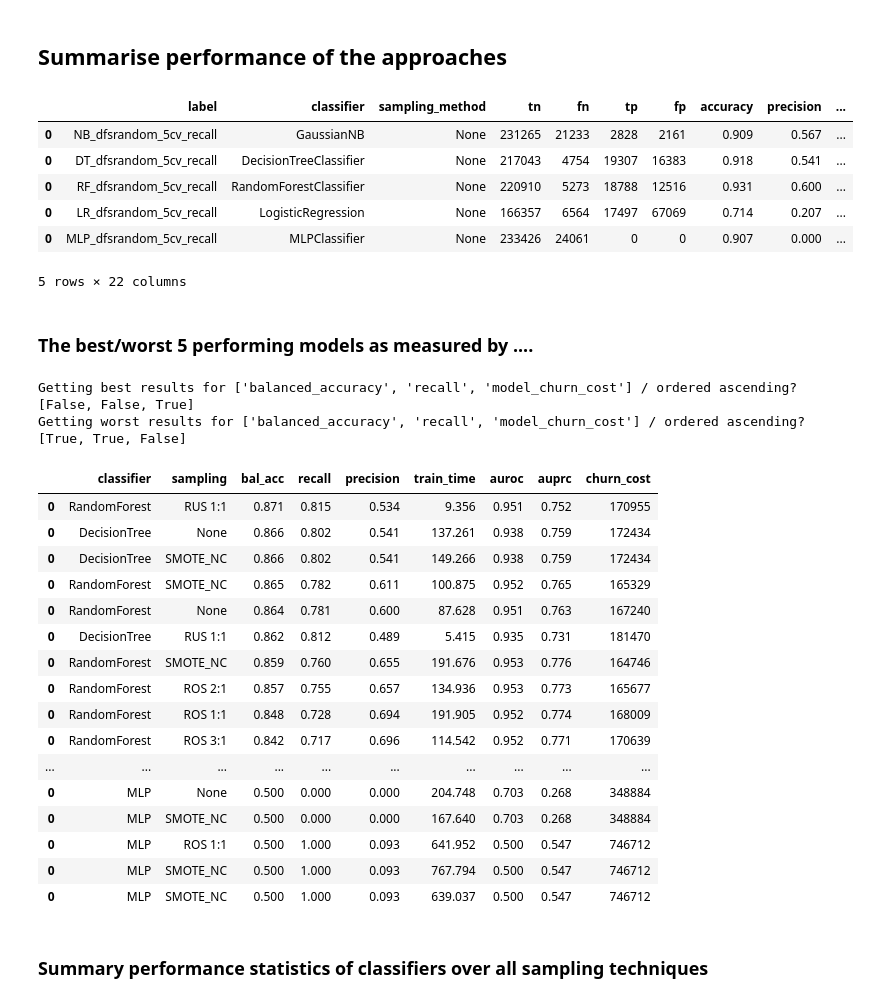
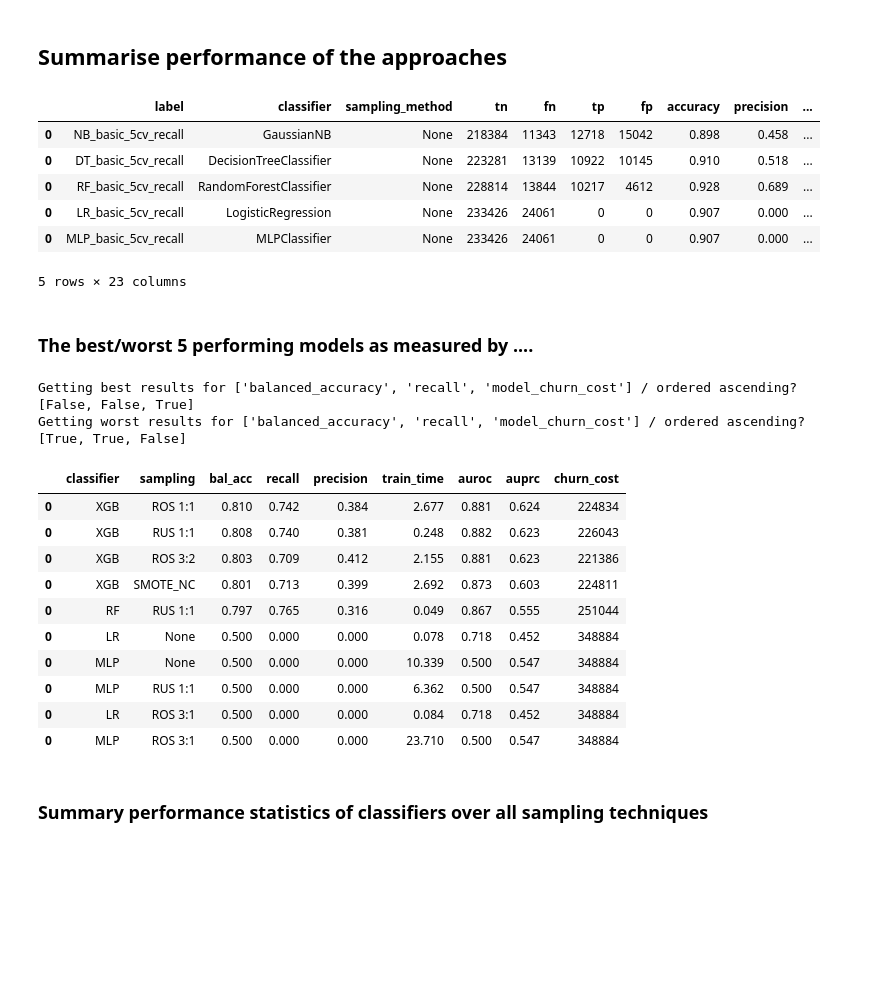
Before and after one commit to d18124313/dissertation, a Jupyter notebook: Analysis Exp 1.1.ipynb, the cells around one changed output. Drawn from its saved outputs; the diff is of its cells as text; code cells hidden in the pictures; blank space fills up the shorter version.

```diff
--- a/Analysis Exp 1.1.ipynb
+++ b/Analysis Exp 1.1.ipynb
@@ -71,16 +84,2 @@ measurements_alias = ['classifier', 'sampling', \
 # %% [markdown]
 ## Summarise performance of the approaches
-# %%
-## First Experiment:
-## Approach 1.1 - Churn BasicData + Default Hyper
-
-#exp1_1 = load_results('/home/dissertation/code/RESULTS_FINAL/Basic_DefaultHyper_2019-08-12.pickle')
-
-#exp2_1 = load_results('/home/dissertation/code/RESULTS_FINAL/Manual_GridSearch_2019-08-10.pickle')
-
-#exp2_2 = load_results('/home/dissertation/code/RESULTS_FINAL/Manual_RdmSearch_2019-08-10.pickle')
-
-#exp3_1 = load_results('/home/dissertation/code/RESULTS_FINAL/DFS_Default_2019-08-10.pickle')
-exp3_2 = load_results('/home/dissertation/code/RESULTS_FINAL/DFS_RdmSearch_2019-08-18.pickle')
-
-exp_metrics, exp_results = rebuild_results(exp3_2)
@@ -89,13 +86,3 @@ exp_metrics, exp_results = rebuild_results(exp3_2)
-# %%
-exp_metrics.head()
-# %% [output]
-|  | label | classifier | sampling_method | tn | fn | tp | fp | accuracy | precision | ... |
-| 0 | NB_dfsrandom_5cv_recall | GaussianNB | None | 231265 | 21233 | 2828 | 2161 | 0.909 | 0.567 | ... |
-| 0 | DT_dfsrandom_5cv_recall | DecisionTreeClassifier | None | 217043 | 4754 | 19307 | 16383 | 0.918 | 0.541 | ... |
-| 0 | RF_dfsrandom_5cv_recall | RandomForestClassifier | None | 220910 | 5273 | 18788 | 12516 | 0.931 | 0.600 | ... |
-| 0 | LR_dfsrandom_5cv_recall | LogisticRegression | None | 166357 | 6564 | 17497 | 67069 | 0.714 | 0.207 | ... |
-| 0 | MLP_dfsrandom_5cv_recall | MLPClassifier | None | 233426 | 24061 | 0 | 0 | 0.907 | 0.000 | ... |
-5 rows × 22 columns
 # %%
 # Convert train_time
 exp_metrics['train_time'] = (exp_metrics['train_time']/60)
@@ -103,6 +90,21 @@ exp_metrics['cv_time'] = (exp_metrics['cv_time']/60)
 
 # Convert model_churn_cost to EUR from TWD
 exp_metrics['model_churn_cost'] = np.round(exp_metrics['model_churn_cost'] * 0.029).astype(int)
+
+di = {'GaussianNB':'GNB', 'DecisionTreeClassifier':'DT', 'RandomForestClassifier':'RF',
+       'LogisticRegression':'LR', 'MLPClassifier':'MLP', 'XGBClassifier':'XGB'}
+
+exp_metrics['classifier_short'] = exp_metrics['classifier'].map(di)
+
+exp_metrics.head()
+# %% [output]
+|  | label | classifier | sampling_method | tn | fn | tp | fp | accuracy | precision | ... |
+| 0 | NB_basic_5cv_recall | GaussianNB | None | 218384 | 11343 | 12718 | 15042 | 0.898 | 0.458 | ... |
+| 0 | DT_basic_5cv_recall | DecisionTreeClassifier | None | 223281 | 13139 | 10922 | 10145 | 0.910 | 0.518 | ... |
+| 0 | RF_basic_5cv_recall | RandomForestClassifier | None | 228814 | 13844 | 10217 | 4612 | 0.928 | 0.689 | ... |
+| 0 | LR_basic_5cv_recall | LogisticRegression | None | 233426 | 24061 | 0 | 0 | 0.907 | 0.000 | ... |
+| 0 | MLP_basic_5cv_recall | MLPClassifier | None | 233426 | 24061 | 0 | 0 | 0.907 | 0.000 | ... |
+5 rows × 23 columns
 # %%
 measure_by = ['balanced_accuracy', 'recall', 'model_churn_cost']
 measure_by_sort = [False, False, True]
@@ -119,40 +121,30 @@ measure_by_sort = [False, False, True]
 ### The best/worst 5 performing models as measured by ....
 # %%
 print("Getting best results for {} / ordered ascending? {}".format(measure_by, measure_by_sort))
-
 top_results = exp_metrics.sort_values(measure_by, ascending=measure_by_sort)
-top_results = top_results[measurements].head(15)
-top_results['classifier'] = top_results['classifier'].apply(lambda v: str(v).replace('Classifier', ''))
+top_results = top_results[measurements].head(5)
 
 ### The lowest 5 performing models by approach as measured by ....
 print("Getting worst results for {} / ordered ascending? {}".format(measure_by, [not f for f in measure_by_sort]))
-worst_results = exp_metrics\
-                .sort_values(measure_by, ascending=[not f for f in measure_by_sort])
+worst_results = exp_metrics.sort_values(measure_by, ascending=[not f for f in measure_by_sort])
 worst_results = worst_results[measurements].head(5)
-worst_results['classifier'] = worst_results['classifier'].apply(lambda v: str(v).replace('Classifier', ''))
 
-temp = pd.concat([top_results, worst_results])
-temp.columns = measurements_alias
-temp
+results = pd.concat([top_results, worst_results])
+results.columns = measurements_alias
+results
 
 #print(temp.to_latex(index=False))
 # %% [output]
 Getting best results for ['balanced_accuracy', 'recall', 'model_churn_cost'] / ordered ascending? [False, False, True]
 Getting worst results for ['balanced_accuracy', 'recall', 'model_churn_cost'] / ordered ascending? [True, True, False]
 |  | classifier | sampling | bal_acc | recall | precision | train_time | auroc | auprc | churn_cost |
-| 0 | RandomForest | RUS 1:1 | 0.871 | 0.815 | 0.534 | 9.356 | 0.951 | 0.752 | 170955 |
-| 0 | DecisionTree | None | 0.866 | 0.802 | 0.541 | 137.261 | 0.938 | 0.759 | 172434 |
-| 0 | DecisionTree | SMOTE_NC | 0.866 | 0.802 | 0.541 | 149.266 | 0.938 | 0.759 | 172434 |
-| 0 | RandomForest | SMOTE_NC | 0.865 | 0.782 | 0.611 | 100.875 | 0.952 | 0.765 | 165329 |
-| 0 | RandomForest | None | 0.864 | 0.781 | 0.600 | 87.628 | 0.951 | 0.763 | 167240 |
-| 0 | DecisionTree | RUS 1:1 | 0.862 | 0.812 | 0.489 | 5.415 | 0.935 | 0.731 | 181470 |
-| 0 | RandomForest | SMOTE_NC | 0.859 | 0.760 | 0.655 | 191.676 | 0.953 | 0.776 | 164746 |
-| 0 | RandomForest | ROS 2:1 | 0.857 | 0.755 | 0.657 | 134.936 | 0.953 | 0.773 | 165677 |
-| 0 | RandomForest | ROS 1:1 | 0.848 | 0.728 | 0.694 | 191.905 | 0.952 | 0.774 | 168009 |
-| 0 | RandomForest | ROS 3:1 | 0.842 | 0.717 | 0.696 | 114.542 | 0.952 | 0.771 | 170639 |
-| ... | ... | ... | ... | ... | ... | ... | ... | ... | ... |
-| 0 | MLP | None | 0.500 | 0.000 | 0.000 | 204.748 | 0.703 | 0.268 | 348884 |
-| 0 | MLP | SMOTE_NC | 0.500 | 0.000 | 0.000 | 167.640 | 0.703 | 0.268 | 348884 |
-| 0 | MLP | ROS 1:1 | 0.500 | 1.000 | 0.093 | 641.952 | 0.500 | 0.547 | 746712 |
-| 0 | MLP | SMOTE_NC | 0.500 | 1.000 | 0.093 | 767.794 | 0.500 | 0.547 | 746712 |
-| 0 | MLP | SMOTE_NC | 0.500 | 1.000 | 0.093 | 639.037 | 0.500 | 0.547 | 746712 |
+| 0 | XGB | ROS 1:1 | 0.810 | 0.742 | 0.384 | 2.677 | 0.881 | 0.624 | 224834 |
+| 0 | XGB | RUS 1:1 | 0.808 | 0.740 | 0.381 | 0.248 | 0.882 | 0.623 | 226043 |
+| 0 | XGB | ROS 3:2 | 0.803 | 0.709 | 0.412 | 2.155 | 0.881 | 0.623 | 221386 |
+| 0 | XGB | SMOTE_NC | 0.801 | 0.713 | 0.399 | 2.692 | 0.873 | 0.603 | 224811 |
+| 0 | RF | RUS 1:1 | 0.797 | 0.765 | 0.316 | 0.049 | 0.867 | 0.555 | 251044 |
+| 0 | LR | None | 0.500 | 0.000 | 0.000 | 0.078 | 0.718 | 0.452 | 348884 |
+| 0 | MLP | None | 0.500 | 0.000 | 0.000 | 10.339 | 0.500 | 0.547 | 348884 |
+| 0 | MLP | RUS 1:1 | 0.500 | 0.000 | 0.000 | 6.362 | 0.500 | 0.547 | 348884 |
+| 0 | LR | ROS 3:1 | 0.500 | 0.000 | 0.000 | 0.084 | 0.718 | 0.452 | 348884 |
+| 0 | MLP | ROS 3:1 | 0.500 | 0.000 | 0.000 | 23.710 | 0.500 | 0.547 | 348884 |
```
Also changed, not shown: parts of 17 cells of this notebook, 4 other files.
